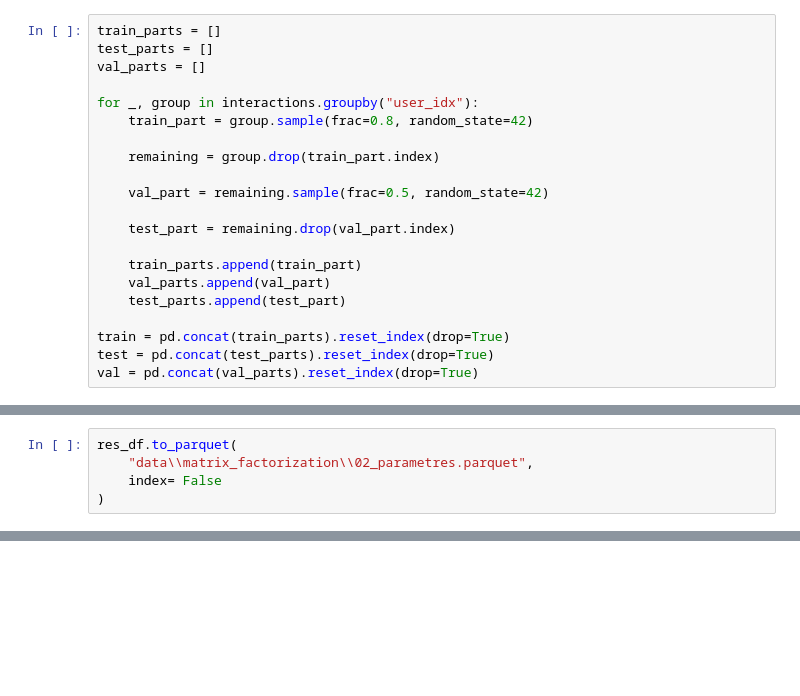
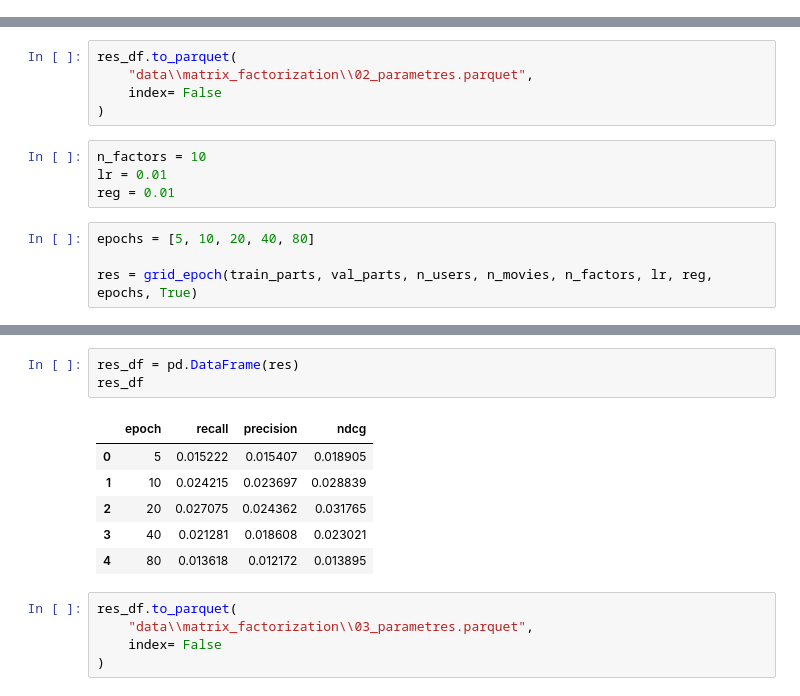
Before and after one commit to Senpaka/ml-recommendation-system, a Jupyter notebook: notebook/04_matrix_factorizdtion.ipynb, the cells around one changed output, grey strips where cells are left out. Cells and saved outputs as stored; diff of their text form; blank space fills up the shorter version.

```diff
--- a/notebook/04_matrix_factorizdtion.ipynb
+++ b/notebook/04_matrix_factorizdtion.ipynb
@@ -375,21 +289,0 @@ NDCG@10: 0.0954
-# %%
-train_parts = []
-test_parts = []
-val_parts = []
-
-for _, group in interactions.groupby("user_idx"):
-    train_part = group.sample(frac=0.8, random_state=42)
-
-    remaining = group.drop(train_part.index)
-
-    val_part = remaining.sample(frac=0.5, random_state=42)
-
-    test_part = remaining.drop(val_part.index)
-
-    train_parts.append(train_part)
-    val_parts.append(val_part)
-    test_parts.append(test_part)
-
-train = pd.concat(train_parts).reset_index(drop=True)
-test = pd.concat(test_parts).reset_index(drop=True)
-val = pd.concat(val_parts).reset_index(drop=True)
@@ -454,3 +292,11 @@ res_df.to_parquet(
     "data\\matrix_factorization\\02_parametres.parquet",
     index= False
 )
+# %%
+n_factors = 10
+lr = 0.01
+reg = 0.01
+# %%
+epochs = [5, 10, 20, 40, 80]
+
+res = grid_epoch(train_parts, val_parts, n_users, n_movies, n_factors, lr, reg, epochs, True)
@@ -456,0 +321,15 @@ res_df.to_parquet(
+# %%
+res_df = pd.DataFrame(res)
+res_df
+# %% [output]
+|  | epoch | recall | precision | ndcg |
+| 0 | 5 | 0.015222 | 0.015407 | 0.018905 |
+| 1 | 10 | 0.024215 | 0.023697 | 0.028839 |
+| 2 | 20 | 0.027075 | 0.024362 | 0.031765 |
+| 3 | 40 | 0.021281 | 0.018608 | 0.023021 |
+| 4 | 80 | 0.013618 | 0.012172 | 0.013895 |
+# %%
+res_df.to_parquet(
+    "data\\matrix_factorization\\03_parametres.parquet",
+    index= False
+)
```
Also changed, not shown: parts of 37 cells of this notebook.
